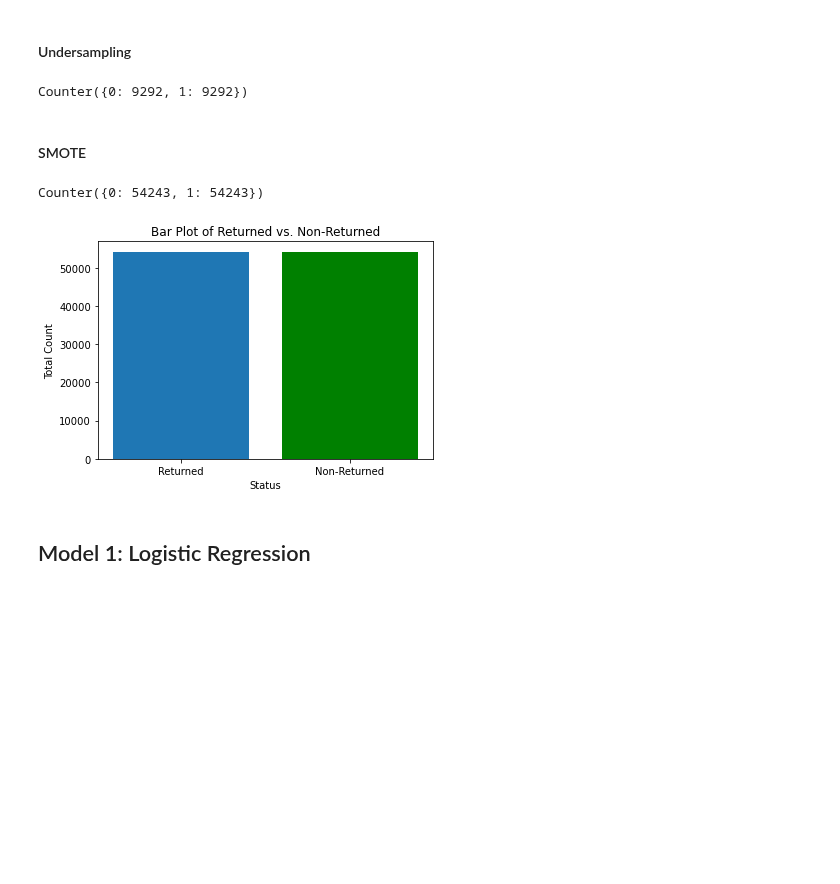
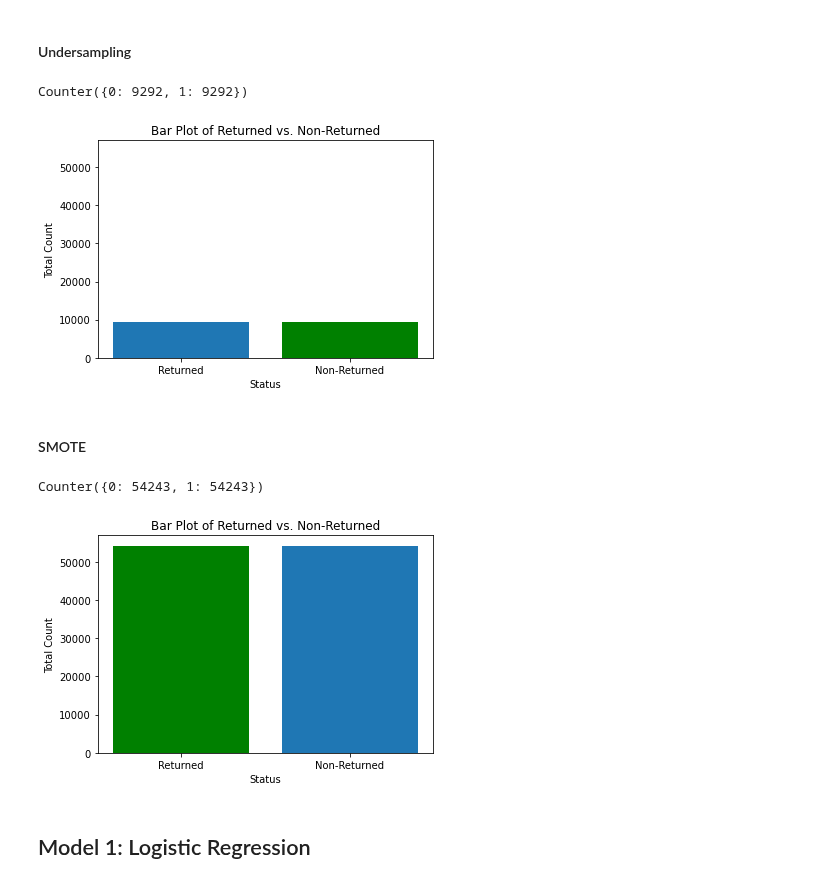
Before and after one commit to s-callejo/AI-Academy-capstone-project-team2, a Jupyter notebook: index.ipynb, the cells around one changed output. Cells and saved outputs as stored; diff of their text form; code cells hidden in the pictures; blank space fills up the shorter version.

```diff
--- a/index.ipynb
+++ b/index.ipynb
@@ -444,28 +426,31 @@ Counter({0: 54243, 1: 54243})
 # %%
 from imblearn.under_sampling import RandomUnderSampler
 
 # define undersample strategy
 undersample = RandomUnderSampler(sampling_strategy='majority', random_state=125)
 # fit and apply the transform
 Xu_train, yu_train = undersample.fit_resample(X_train, y_train)
 # summarize class distribution
 print(Counter(yu_train))
 
 
 counts3 = yu_train.value_counts()
 plt.bar(counts3.index,
        counts3.values)
 
-plt.gca().patches[1].set_facecolor('green')
+plt.gca().patches[0].set_facecolor('green')
+
+plt.ylim(0,57000)
 
 plt.xlabel('Status')
 plt.ylabel('Total Count')
 plt.title('Bar Plot of Returned vs. Non-Returned')
 plt.xticks(counts3.index,
           ['Non-Returned', 'Returned'])
 plt.show()
 # %% [output]
 Counter({0: 9292, 1: 9292})
+[figure, added]
 # %% [markdown]
 #### SMOTE
 # %%
@@ -480,7 +465,7 @@ counts4 = ys_train.value_counts()
 plt.bar(counts4.index,
        counts4.values)
 
-plt.gca().patches[0].set_facecolor('green')
+plt.gca().patches[1].set_facecolor('green')
 
 plt.xlabel('Status')
 plt.ylabel('Total Count')
@@ -490,7 +475,7 @@ plt.xticks(counts4.index,
 plt.show()
 # %% [output]
 Counter({0: 54243, 1: 54243})
-[figure, old version]
+[figure, new version]
 # %% [markdown]
 ## Model 1: Logistic Regression
 # %% [markdown]
```
Also changed, not shown: parts of 3 cells of this notebook.
